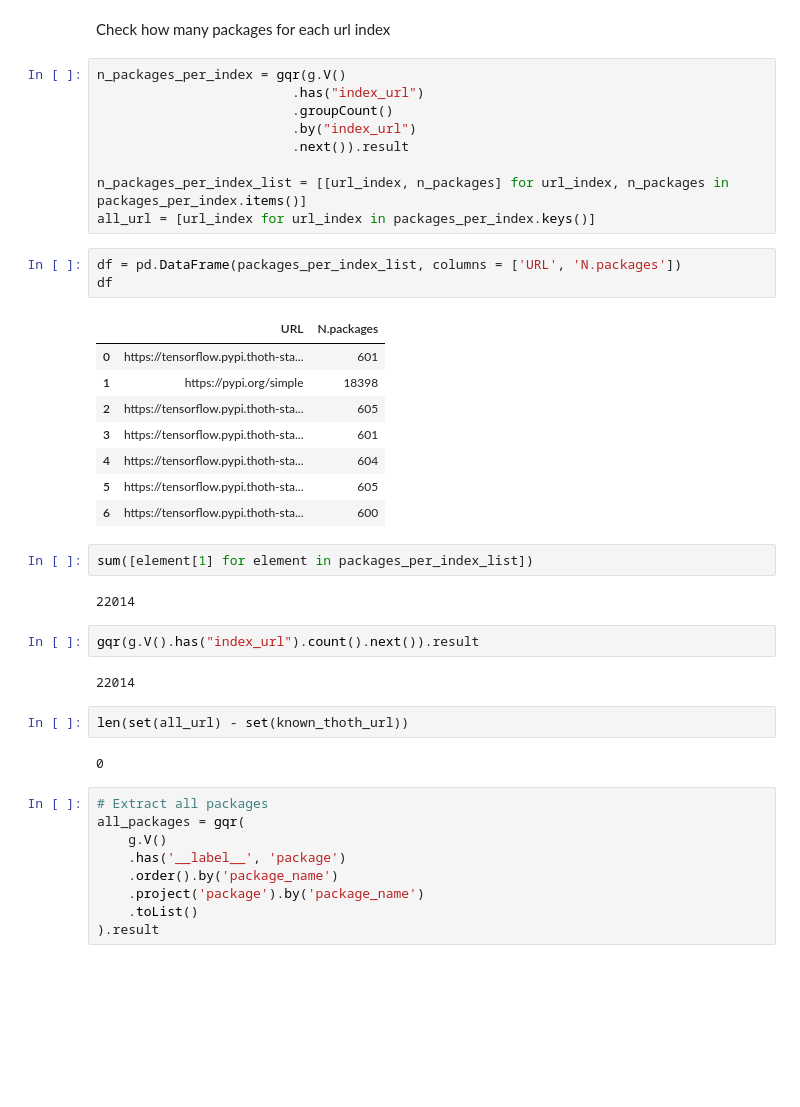
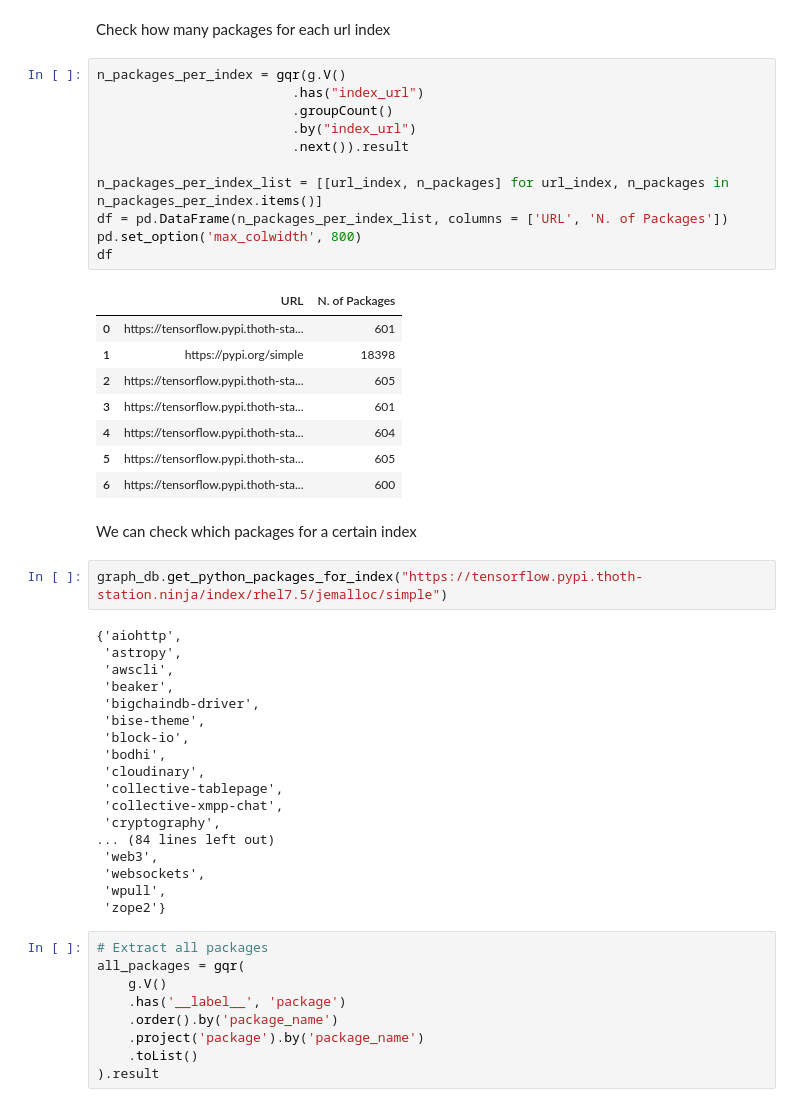
Before and after one commit to thoth-station/notebooks, a Jupyter notebook: notebooks/development/Discover Thoth's graph content.ipynb, the cells around one changed output. Cells and saved outputs as stored; diff of their text form; blank space fills up the shorter version.

```diff
--- a/notebooks/development/Discover Thoth's graph content.ipynb
+++ b/notebooks/development/Discover Thoth's graph content.ipynb
@@ -270,36 +250,45 @@ Check how many packages for each url index
 # %%
 n_packages_per_index = gqr(g.V()
                          .has("index_url")
                          .groupCount()
                          .by("index_url")
                          .next()).result
 
-n_packages_per_index_list = [[url_index, n_packages] for url_index, n_packages in packages_per_index.items()]
-all_url = [url_index for url_index in packages_per_index.keys()]
+n_packages_per_index_list = [[url_index, n_packages] for url_index, n_packages in n_packages_per_index.items()]
+df = pd.DataFrame(n_packages_per_index_list, columns = ['URL', 'N. of Packages'])
+pd.set_option('max_colwidth', 800)
+df
+# %% [output]
+|  | URL | N. of Packages |
+| 0 | https://tensorflow.pypi.thoth-sta... | 601 |
+| 1 | https://pypi.org/simple | 18398 |
+| 2 | https://tensorflow.pypi.thoth-sta... | 605 |
+| 3 | https://tensorflow.pypi.thoth-sta... | 601 |
+| 4 | https://tensorflow.pypi.thoth-sta... | 604 |
+| 5 | https://tensorflow.pypi.thoth-sta... | 605 |
+| 6 | https://tensorflow.pypi.thoth-sta... | 600 |
-# %%
-df = pd.DataFrame(packages_per_index_list, columns = ['URL', 'N.packages'])
-df
-# %% [output]
-|  | URL | N.packages |
-| 0 | https://tensorflow.pypi.thoth-sta... | 601 |
-| 1 | https://pypi.org/simple | 18398 |
-| 2 | https://tensorflow.pypi.thoth-sta... | 605 |
-| 3 | https://tensorflow.pypi.thoth-sta... | 601 |
-| 4 | https://tensorflow.pypi.thoth-sta... | 604 |
-| 5 | https://tensorflow.pypi.thoth-sta... | 605 |
-| 6 | https://tensorflow.pypi.thoth-sta... | 600 |
-# %%
-sum([element[1] for element in packages_per_index_list])
-# %% [output]
-22014
-# %%
-gqr(g.V().has("index_url").count().next()).result
-# %% [output]
-22014
-# %%
-len(set(all_url) - set(known_thoth_url))
-# %% [output]
-0
+# %% [markdown]
+We can check which packages for a certain index
+# %%
+graph_db.get_python_packages_for_index("https://tensorflow.pypi.thoth-station.ninja/index/rhel7.5/jemalloc/simple")
+# %% [output]
+{'aiohttp',
+ 'astropy',
+ 'awscli',
+ 'beaker',
+ 'bigchaindb-driver',
+ 'bise-theme',
+ 'block-io',
+ 'bodhi',
+ 'cloudinary',
+ 'collective-tablepage',
+ 'collective-xmpp-chat',
+ 'cryptography',
+... (84 lines left out)
+ 'web3',
+ 'websockets',
+ 'wpull',
+ 'zope2'}
 # %%
 # Extract all packages
 all_packages = gqr(
```
Also changed, not shown: parts of 12 cells of this notebook.
